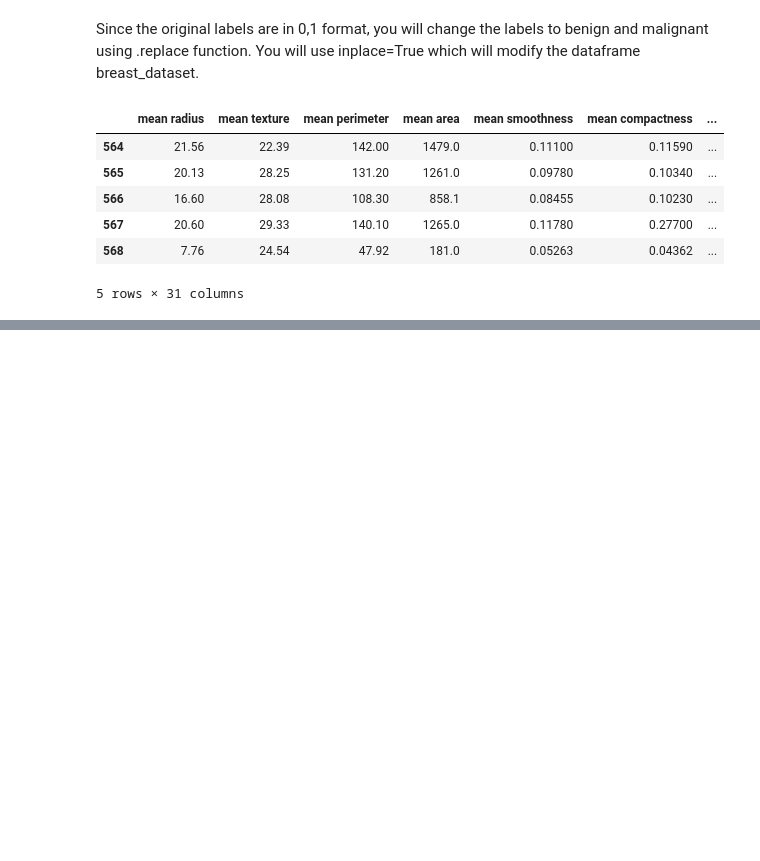
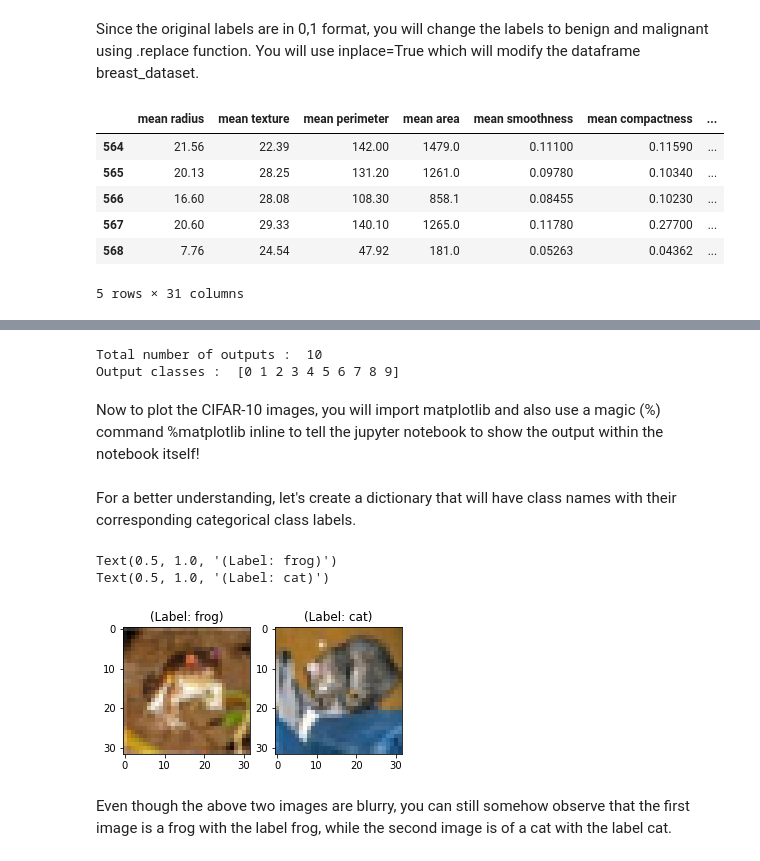
Before and after one commit to jennifernghi/algorithms, a Jupyter notebook: Data science/data preprocessing/Dimensionality reduction/PCA/Principal Component Analysis (PCA) in Python - data camp.ipynb, the cells around one changed output, grey strips where cells are left out. Cells and saved outputs as stored; diff of their text form; code cells hidden in the pictures; blank space fills up the shorter version.

```diff
--- a/Data science/data preprocessing/Dimensionality reduction/PCA/Principal Component Analysis (PCA) in Python - data camp.ipynb
+++ b/Data science/data preprocessing/Dimensionality reduction/PCA/Principal Component Analysis (PCA) in Python - data camp.ipynb
@@ -180,0 +187,2 @@ breast_dataset.tail()
+# %%
+(x_train, y_train), (x_test, y_test) = cifar10.load_data()
@@ -180,0 +207,11 @@ breast_dataset.tail()
+# %%
+# Find the unique numbers from the train labels
+classes = np.unique(y_train)
+nClasses = len(classes)
+print('Total number of outputs : ', nClasses)
+print('Output classes : ', classes)
+# %% [output]
+Total number of outputs :  10
+Output classes :  [0 1 2 3 4 5 6 7 8 9]
+# %% [markdown]
+Now to plot the CIFAR-10 images, you will import matplotlib and also use a magic (%) command %matplotlib inline to tell the jupyter notebook to show the output within the notebook itself!
@@ -180,0 +221,35 @@ breast_dataset.tail()
+# %% [markdown]
+For a better understanding, let's create a dictionary that will have class names with their corresponding categorical class labels.
+# %%
+label_dict = {
+ 0: 'airplane',
+ 1: 'automobile',
+ 2: 'bird',
+ 3: 'cat',
+ 4: 'deer',
+ 5: 'dog',
+ 6: 'frog',
+ 7: 'horse',
+ 8: 'ship',
+ 9: 'truck',
+}
+# %%
+plt.figure(figsize=[5,5])
+
+# Display the first image in training data
+plt.subplot(121)
+curr_img = np.reshape(x_train[0], (32,32,3))
+plt.imshow(curr_img)
+print(plt.title("(Label: " + str(label_dict[y_train[0][0]]) + ")"))
+
+# Display the first image in testing data
+plt.subplot(122)
+curr_img = np.reshape(x_test[0],(32,32,3))
+plt.imshow(curr_img)
+print(plt.title("(Label: " + str(label_dict[y_test[0][0]]) + ")"))
+# %% [output]
+Text(0.5, 1.0, '(Label: frog)')
+Text(0.5, 1.0, '(Label: cat)')
+[figure, added]
+# %% [markdown]
+Even though the above two images are blurry, you can still somehow observe that the first image is a frog with the label frog, while the second image is of a cat with the label cat.
```
Also changed, not shown: parts of 8 cells of this notebook.
